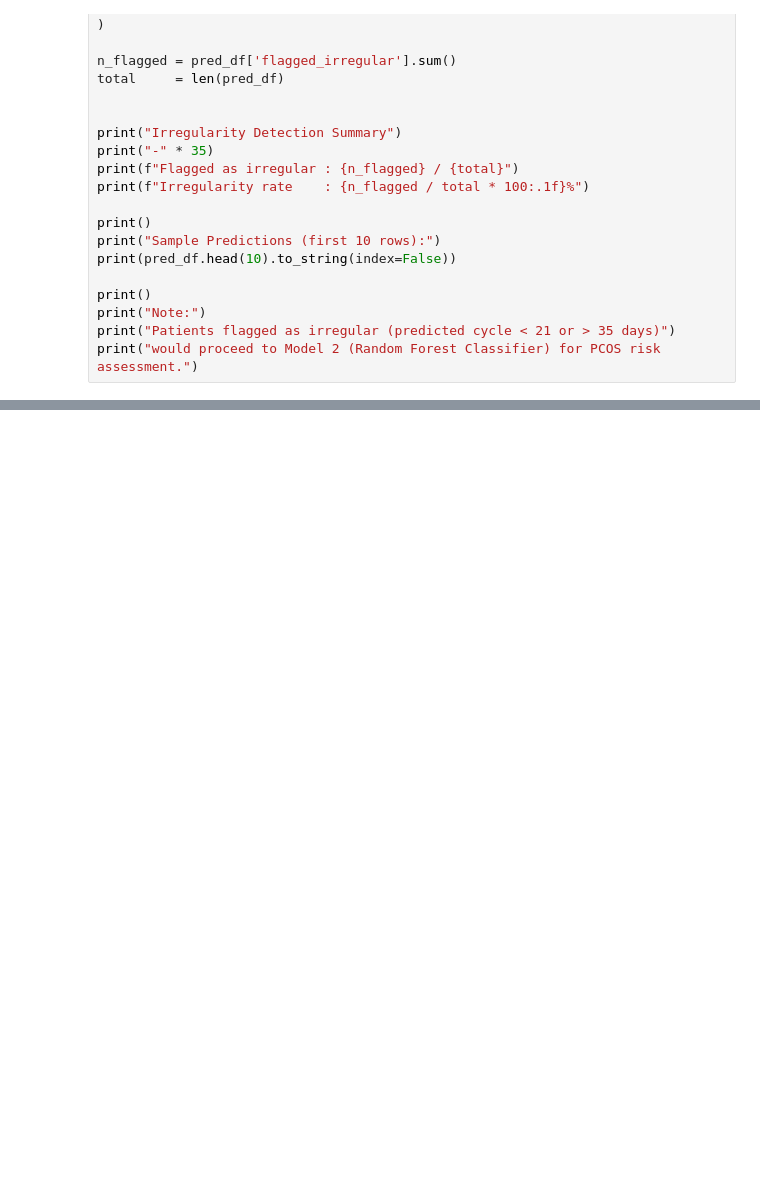
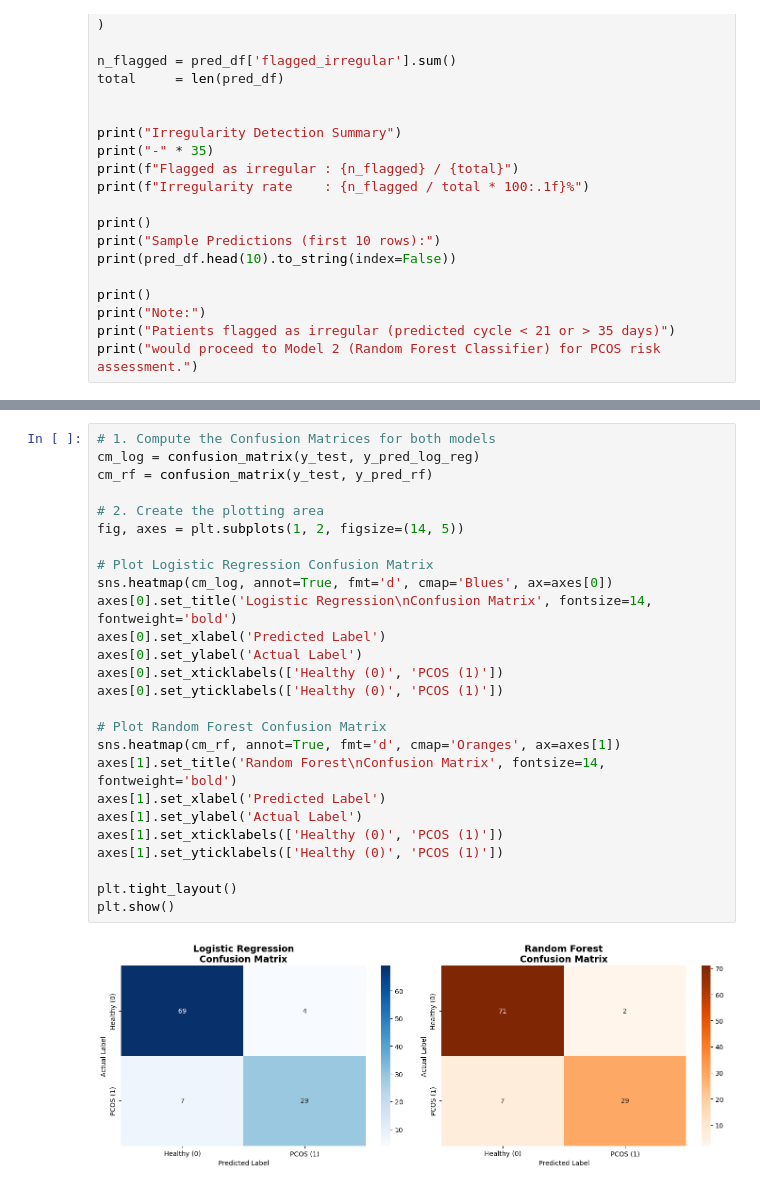
Before and after one commit to minahil948/mentsrual-tracking-and-pcos-detection, a Jupyter notebook: ai-project.ipynb, the cells around one changed output, grey strips where cells are left out. Drawn from its saved outputs; the diff is of its cells as text; blank space fills up the shorter version.

```diff
--- a/ai-project.ipynb
+++ b/ai-project.ipynb
@@ -909,0 +1290,28 @@ print("would proceed to Model 2 (Random Forest Classifier) for PCOS risk assessm
+# %%
+# 1. Compute the Confusion Matrices for both models
+cm_log = confusion_matrix(y_test, y_pred_log_reg)
+cm_rf = confusion_matrix(y_test, y_pred_rf)
+
+# 2. Create the plotting area
+fig, axes = plt.subplots(1, 2, figsize=(14, 5))
+
+# Plot Logistic Regression Confusion Matrix
+sns.heatmap(cm_log, annot=True, fmt='d', cmap='Blues', ax=axes[0])
+axes[0].set_title('Logistic Regression\nConfusion Matrix', fontsize=14, fontweight='bold')
+axes[0].set_xlabel('Predicted Label')
+axes[0].set_ylabel('Actual Label')
+axes[0].set_xticklabels(['Healthy (0)', 'PCOS (1)'])
+axes[0].set_yticklabels(['Healthy (0)', 'PCOS (1)'])
+
+# Plot Random Forest Confusion Matrix
+sns.heatmap(cm_rf, annot=True, fmt='d', cmap='Oranges', ax=axes[1])
+axes[1].set_title('Random Forest\nConfusion Matrix', fontsize=14, fontweight='bold')
+axes[1].set_xlabel('Predicted Label')
+axes[1].set_ylabel('Actual Label')
+axes[1].set_xticklabels(['Healthy (0)', 'PCOS (1)'])
+axes[1].set_yticklabels(['Healthy (0)', 'PCOS (1)'])
+
+plt.tight_layout()
+plt.show()
+# %% [output]
+[figure, added]
```
Also changed, not shown: parts of 13 cells of this notebook, 1 other file.
